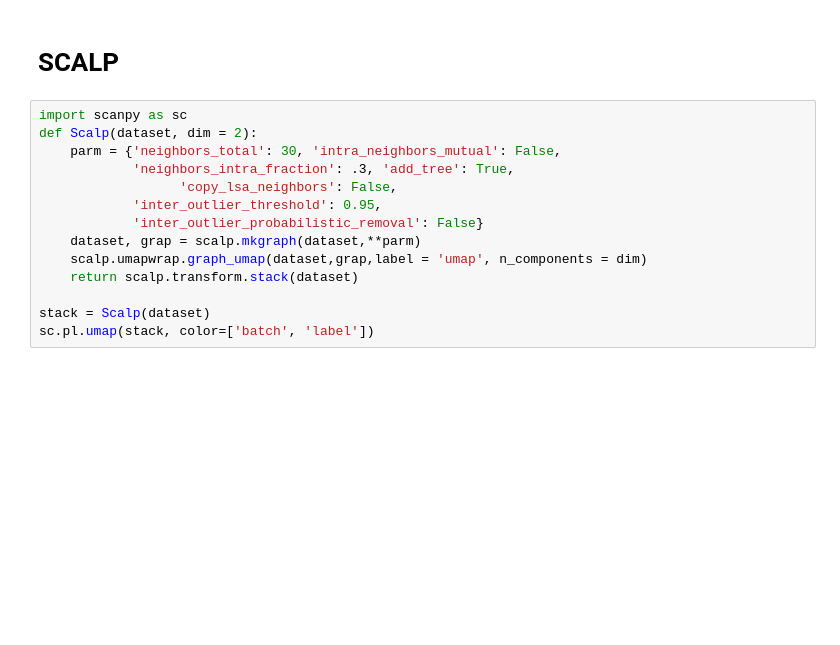
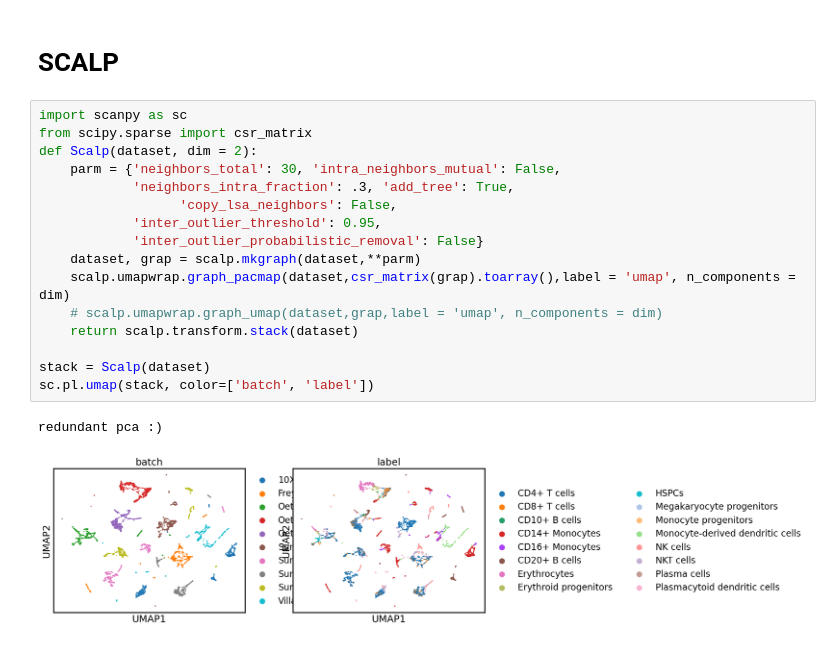
Before and after one commit to smautner/cellsaw, a Jupyter notebook: notebooks/scalp_demo.ipynb, the cells around one changed output. Saved outputs shown, nothing was run; the diff lists cells and outputs as text; blank space fills up the shorter version.

```diff
--- a/notebooks/scalp_demo.ipynb
+++ b/notebooks/scalp_demo.ipynb
@@ -69,18 +96,23 @@ sc.pl.umap(stack, color=['batch', 'label'])
 # SCALP
 # %%
 import scanpy as sc
+from scipy.sparse import csr_matrix
 def Scalp(dataset, dim = 2):
     parm = {'neighbors_total': 30, 'intra_neighbors_mutual': False,
             'neighbors_intra_fraction': .3, 'add_tree': True,
                   'copy_lsa_neighbors': False,
             'inter_outlier_threshold': 0.95,
             'inter_outlier_probabilistic_removal': False}
     dataset, grap = scalp.mkgraph(dataset,**parm)
-    scalp.umapwrap.graph_umap(dataset,grap,label = 'umap', n_components = dim)
+    scalp.umapwrap.graph_pacmap(dataset,csr_matrix(grap).toarray(),label = 'umap', n_components = dim)
+    # scalp.umapwrap.graph_umap(dataset,grap,label = 'umap', n_components = dim)
     return scalp.transform.stack(dataset)
 
 stack = Scalp(dataset)
 sc.pl.umap(stack, color=['batch', 'label'])
+# %% [output]
+redundant pca :)
+[figure, added]
 # %%
 import ubergauss.tools as ut
 from lmz import *
```
Also changed, not shown: parts of 13 cells of this notebook, 3 other files.
